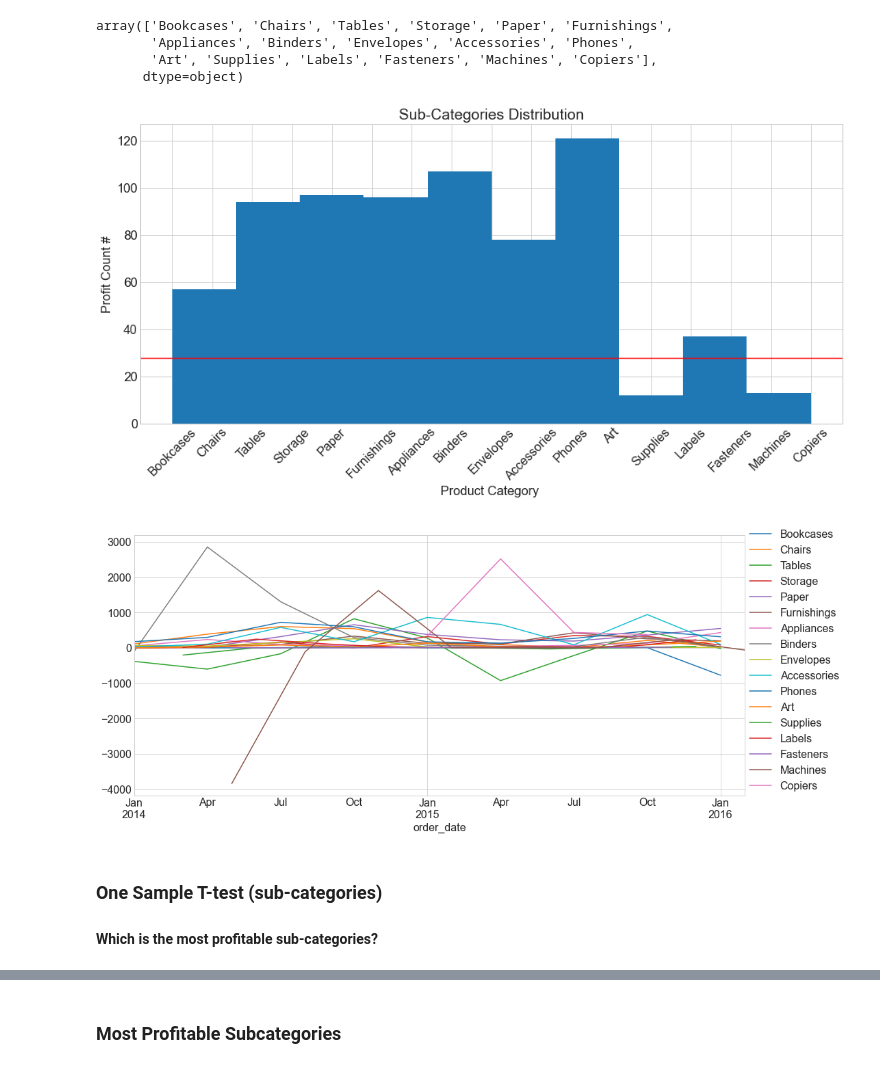
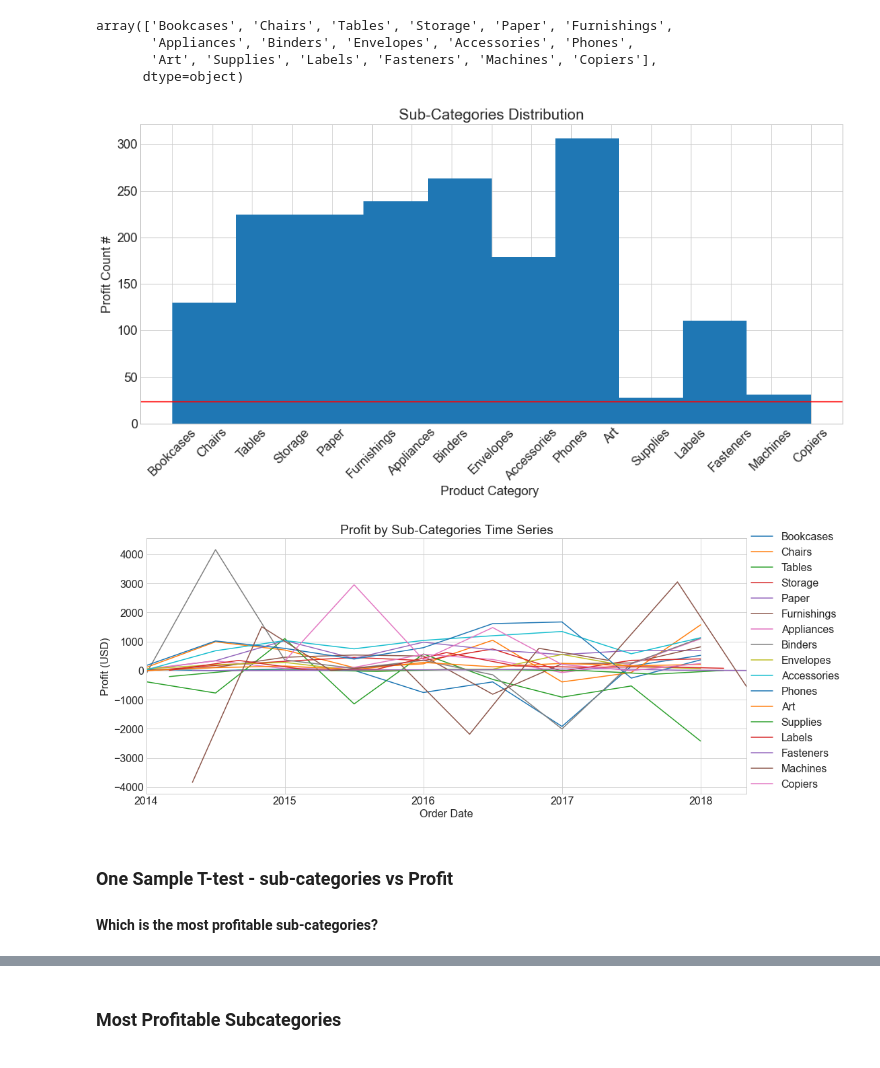
Before and after one commit to superstore-stephen-jesse/superstor-time-series-project, a Jupyter notebook: explore_stephen.ipynb, the cells around one changed output, grey strips where cells are left out. Drawn from its saved outputs; the diff is of its cells as text; code cells hidden in the pictures.

Commit message:
Explore Time Series

```diff
--- a/explore_stephen.ipynb
+++ b/explore_stephen.ipynb
@@ -304,8 +305,8 @@ plt.show()
 # %%
 # Profit of categories over time
 
-for cat in train.category.unique():
-    sample = train[train.category == cat]
-    sample.resample('M').profit.sum().plot(label = cat)
+for cat in df.category.unique():
+    sample = df[df.category == cat]
+    sample.resample('M').profit.mean().plot(label = cat)
     plt.legend()
 # %% [output]
@@ -333,0 +369,9 @@ Name: category, dtype: int64
+# %%
+# Profit of categories over time
+
+for cat in df.category.unique():
+    sample = df[df.category == cat]
+    sample.resample('3M').quantity.mean().plot(label = cat)
+    plt.title('Every 3 Month Product Category Quantity')
+    plt.ylabel('Sales Quantity')
+    plt.legend()
@@ -340,11 +396,11 @@ H1 = 'The mean  profit of categories > overall mean profit of all customers'
 
 
 # Compute overall profit mean
-overall_profit_mean = train.profit.mean()
+overall_profit_mean = df.profit.mean()
 
-for cat in train.category.unique():
+for cat in df.category.unique():
 
-    cat_profit = train[train.sub_category == cat]
+    cat_profit = df[df.sub_category == cat]
 
     t, p = stats.ttest_1samp(sub_cat_profit.profit, overall_profit_mean)
 
@@ -380,8 +440,8 @@ array(['Bookcases', 'Chairs', 'Tables', 'Storage', 'Paper', 'Furnishings',
       dtype=object)
 # %%
 #  Product Categories
-mean_profit = train.groupby(train.index.month).profit.mean().mean()
-train.sub_category.hist()
+mean_profit = df.groupby(df.index.month).profit.mean().mean()
+df.sub_category.hist()
 plt.axhline(mean_profit, color="r")
 plt.title('Sub-Categories Distribution')
 plt.xlabel('Product Category ')
@@ -390,17 +450,20 @@ plt.xticks(rotation = 45) # Rotates X-Axis Ticks by 45-degrees
 
 plt.show()
 # %% [output]
-[figure, old version]
+[figure, new version]
 # %%
-# Sub-category profit every 3 months
+# Sub-category profit every 6 months
 
-for cat in train.sub_category.unique():
-    sample = train[train.sub_category == cat]
-    sample.resample('3M').profit.sum().plot(label = cat)
+for cat in df.sub_category.unique():
+    sample = df[df.sub_category == cat]
+    sample.resample('6M').profit.sum().plot(label = cat)
+    plt.title('Profit by Sub-Categories Time Series')
+    plt.ylabel('Profit (USD)')
+    plt.xlabel('Order Date')
     plt.legend(loc = (1.0, 0.0))
 # %% [output]
-[figure, old version]
+[figure, new version]
 # %% [markdown]
-### One Sample T-test (sub-categories)
+### One Sample T-test - sub-categories vs Profit
 
 #### Which is the most profitable sub-categories?
```
Also changed, not shown: parts of 36 cells of this notebook.
